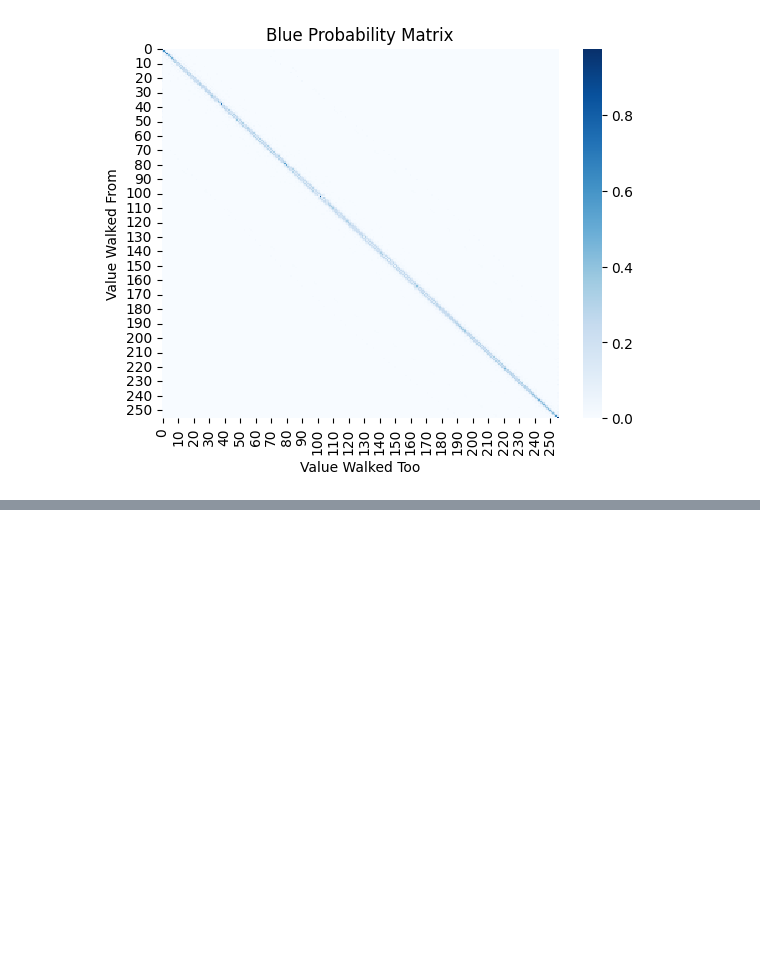
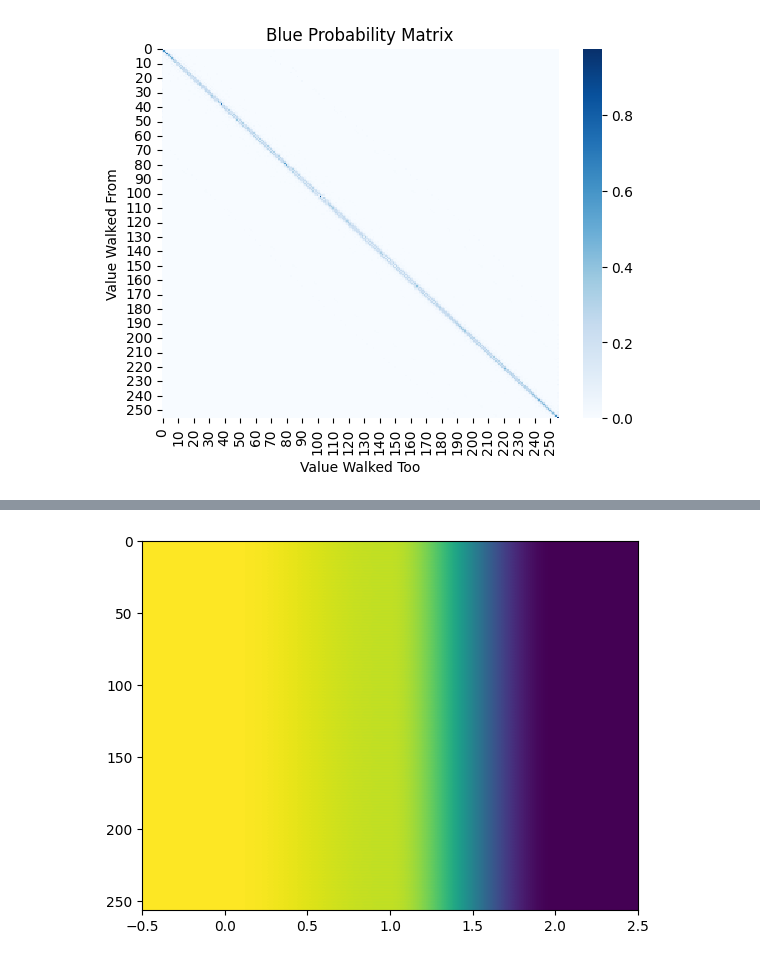
Before and after one commit to jbs-public-function/color-brains, a Jupyter notebook: color_brains/research/colormaps-markov-dataset.ipynb, the cells around one changed output, grey strips where cells are left out. Drawn from its saved outputs; the diff is of its cells as text; code cells hidden in the pictures; blank space fills up the shorter version.

```diff
--- a/color_brains/research/colormaps-markov-dataset.ipynb
+++ b/color_brains/research/colormaps-markov-dataset.ipynb
@@ -50,0 +108,17 @@ Text(50.722222222222214, 0.5, 'Value Walked From')
+# %%
+int_color_frame = int_df[int_df.cmap_name == color_name]
+red, green, blue = int_color_frame.iloc[0][['red', 'green', 'blue']]
+
+argmax_red = np.argmax(red_proba, axis=1)
+argmax_green = np.argmax(green_proba, axis=1)
+argmax_blue = np.argmax(blue_proba, axis=1)
+
+test_colors = [(red/255, green/255, blue/255)]
+
+for _ in range(256):
+    red, green, blue = argmax_red[red], argmax_green[green], argmax_blue[blue]
+    test_colors.append((red / 255, green / 255, blue / 255))
+
+ax = imshow(np.array(test_colors), aspect='auto')
+# %% [output]
+[figure, added]
```
Also changed, not shown: parts of 11 cells of this notebook.
